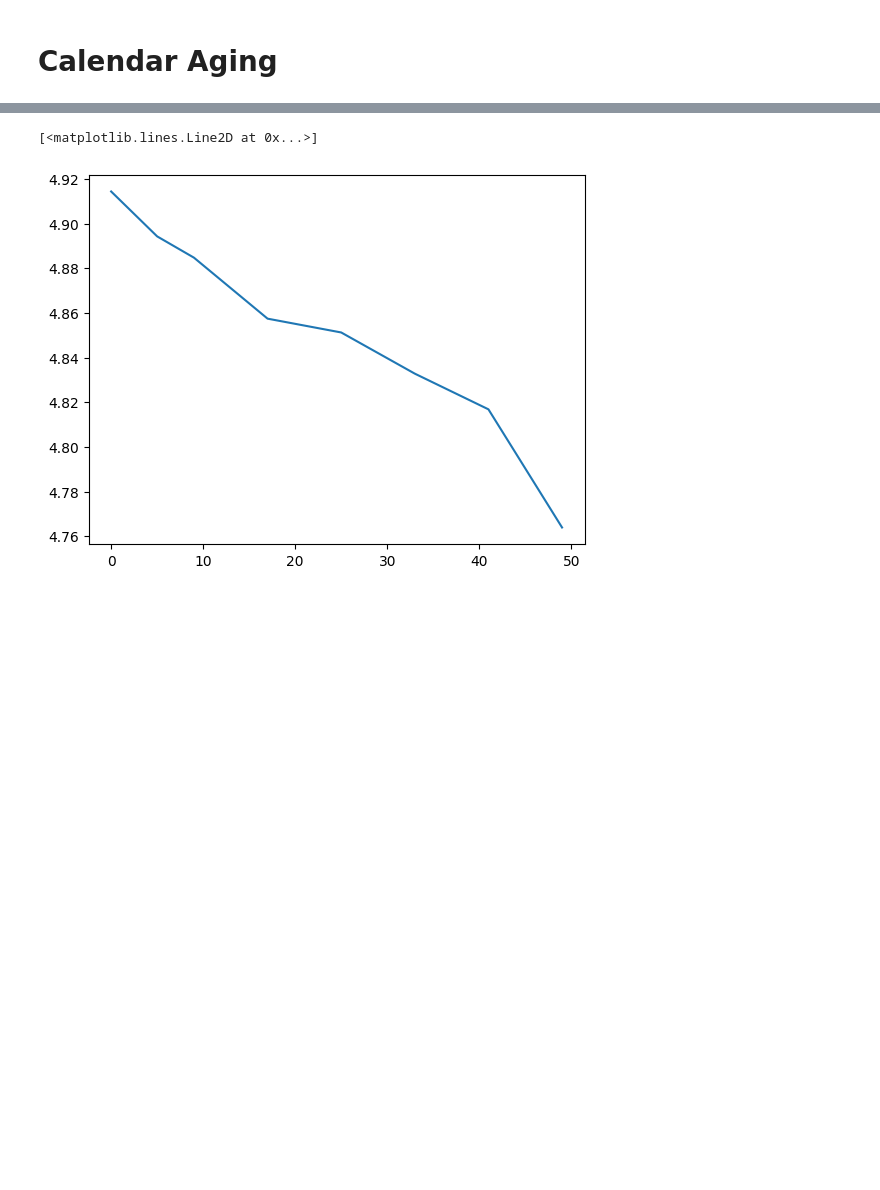
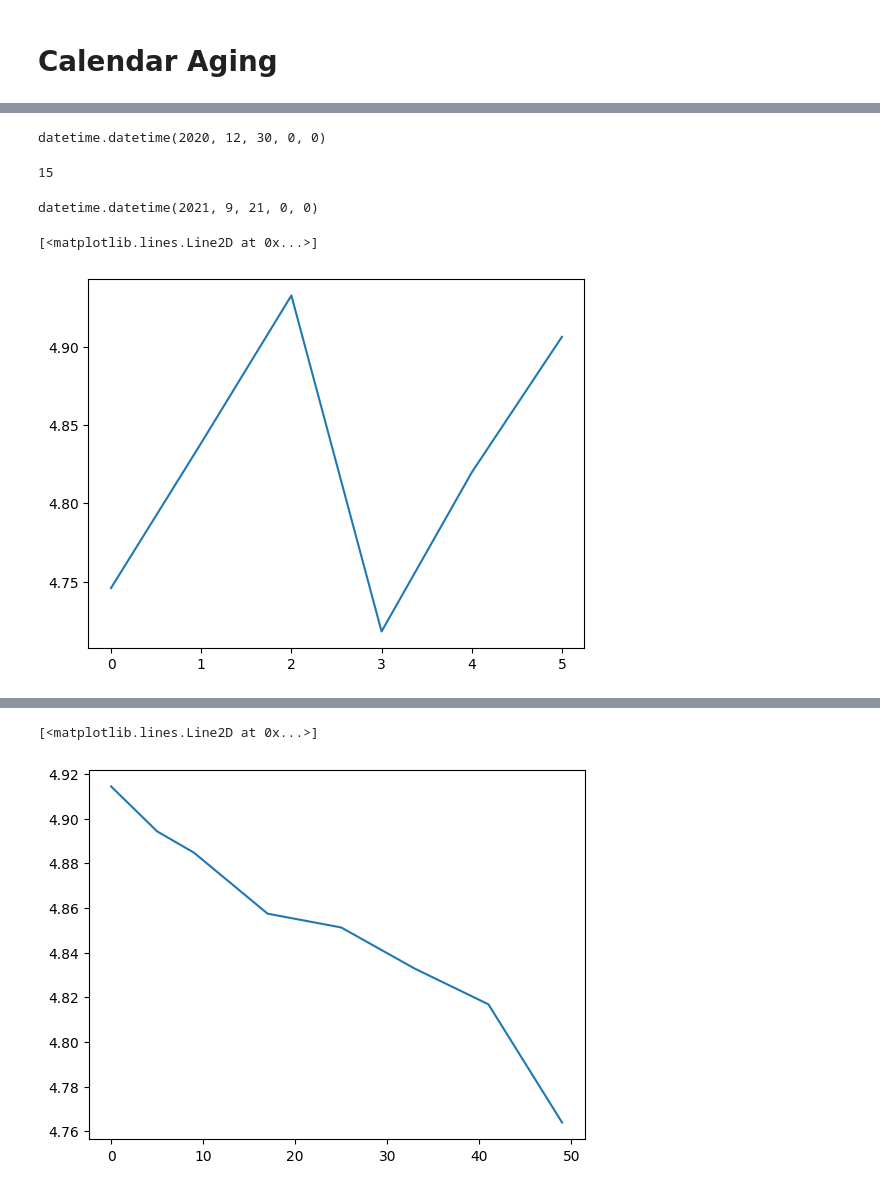
Before and after one commit to seanjennings960/study-hard, a Jupyter notebook: power-systems-ops/notebooks/battery_degradation.ipynb, the cells around one changed output, grey strips where cells are left out. Saved outputs shown, nothing was run; the diff lists cells and outputs as text; code cells hidden in the pictures; blank space fills up the shorter version.

```diff
--- a/power-systems-ops/notebooks/battery_degradation.ipynb
+++ b/power-systems-ops/notebooks/battery_degradation.ipynb
@@ -56,0 +60,4 @@ NameError: name 'capacity_vs_time' is not defined
+# %%
+datetime(year=2020, month=12, day=30)
+# %% [output]
+datetime.datetime(2020, 12, 30, 0, 0)
@@ -56,0 +80,8 @@ NameError: name 'capacity_vs_time' is not defined
+# %%
+(datetime(2020, 5, 20) - datetime(2020, 5, 5)).days
+# %% [output]
+15
+# %%
+measurement_date(f)
+# %% [output]
+datetime.datetime(2021, 9, 21, 0, 0)
@@ -56,0 +90,5 @@ NameError: name 'capacity_vs_time' is not defined
+# %%
+plt.plot(cap[:, 0])
+# %% [output]
+[<matplotlib.lines.Line2D at 0x...>]
+[figure, added]
```
Also changed, not shown: parts of 27 cells of this notebook, 2 other files.
